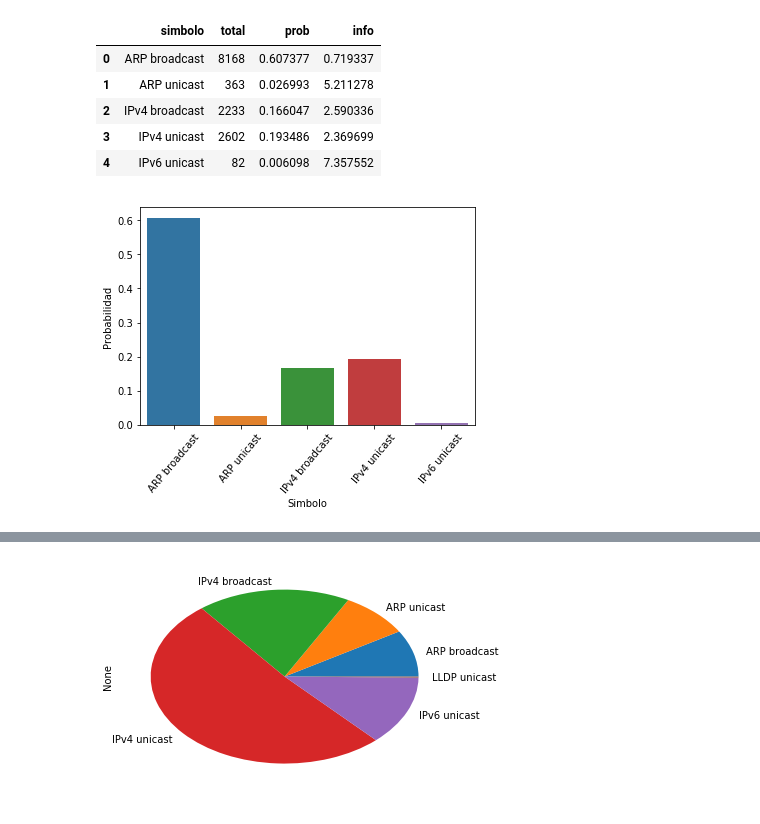
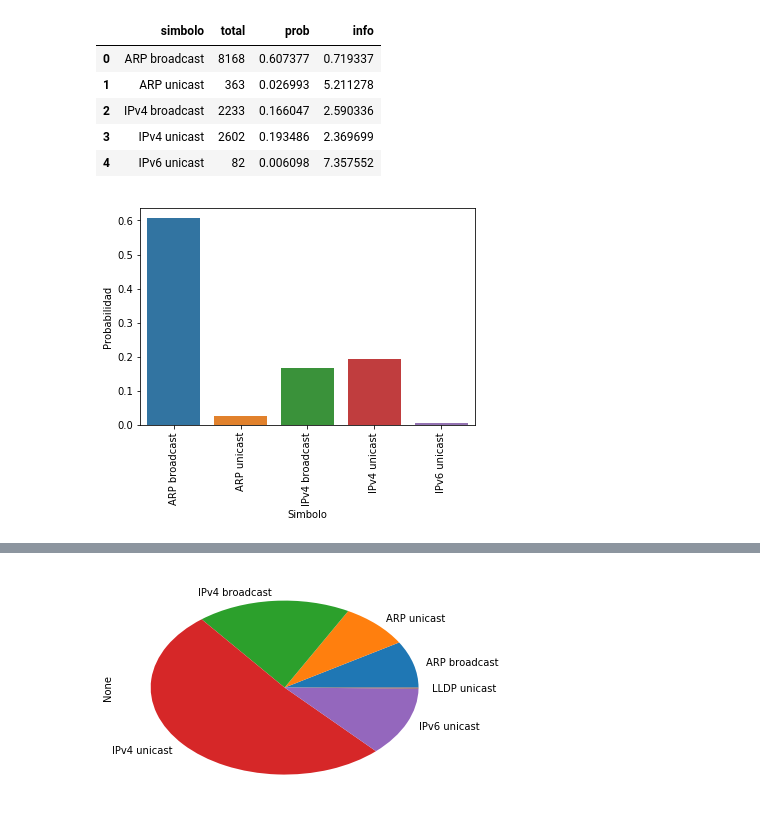
Before and after one commit to ZebaSz/tdc-tp1, a Jupyter notebook: script/Plots.ipynb, the cells around one changed output, grey strips where cells are left out. Saved outputs shown, nothing was run; the diff lists cells and outputs as text; code cells hidden in the pictures.

```diff
--- a/script/Plots.ipynb
+++ b/script/Plots.ipynb
@@ -136,7 +136,7 @@ def plot_dest_type_pie(df):
 def plot_prob_bar(summ): # Hay que mandarle el summaryDataFrame
     ax = sns.barplot(x="simbolo", y="prob", data=summ)
     ax.set(xlabel='Simbolo', ylabel='Probabilidad')
-    ax.set_xticklabels(ax.get_xticklabels(), rotation=50)
+    ax.set_xticklabels(ax.get_xticklabels(), rotation=90)
 def plot_info_bar(summ): # Hay que mandarle el summaryDataFrame
     ax = sns.barplot(x="simbolo", y="info", data=summ)
     ax.set(xlabel='Simbolo', ylabel='Informacion')
@@ -158,6 +158,5 @@ def net_graph(df):
 # packets_naxio = rdpcap("pruebamac.cap")
 # packets_home = rdpcap("home.cap")
 packets_mh = rdpcap("manu_home.pcap")
-lastDespeCap = "despe.cap"
-macCap = "mac.cap"
-packets = rdpcap(macCap)
+packets_despe = rdpcap("despe.cap")
+packets_mc = rdpcap("mac.cap")
@@ -169,5 +163,10 @@ summary_s2 = summaryDataFrame(data_s2)
+# %%
+data_s1_mc = createDataFrame_s1(packets_mc)
+summary_s1_mc = summaryDataFrame(data_s1_mc)
+data_s2_mc = createDataFrame_s2(packets_mc)
+summary_s2_mc = summaryDataFrame(data_s2_mc)
 # %%
-print("entropy:",  entropy(summary_s1), " max_entropy:", max_entropy(summary_s1))
-plot_prob_bar(summary_s1)
-summary_s1
+print("entropy:",  entropy(summary_s1_mc), " max_entropy:", max_entropy(summary_s1_mc))
+plot_prob_bar(summary_s1_mc)
+summary_s1_mc
 # %% [output]
@@ -175,7 +174,7 @@ entropy: 1.5110599539794516  max_entropy: 13.715104009236168
 |  | simbolo | total | prob | info |
 | 0 | ARP broadcast | 8168 | 0.607377 | 0.719337 |
 | 1 | ARP unicast | 363 | 0.026993 | 5.211278 |
 | 2 | IPv4 broadcast | 2233 | 0.166047 | 2.590336 |
 | 3 | IPv4 unicast | 2602 | 0.193486 | 2.369699 |
 | 4 | IPv6 unicast | 82 | 0.006098 | 7.357552 |
-[figure, old version]
+[figure, new version]
```
Also changed, not shown: parts of 8 cells of this notebook, 3 other files.
